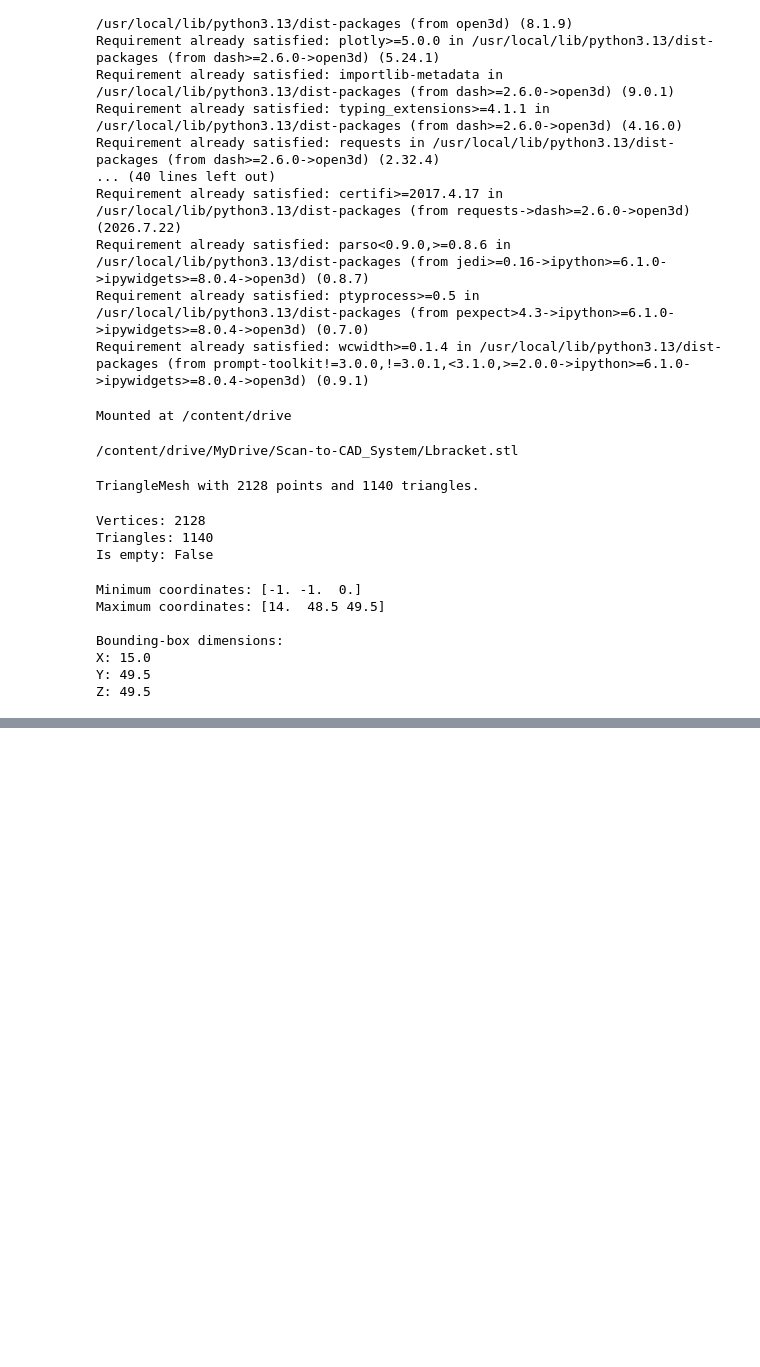
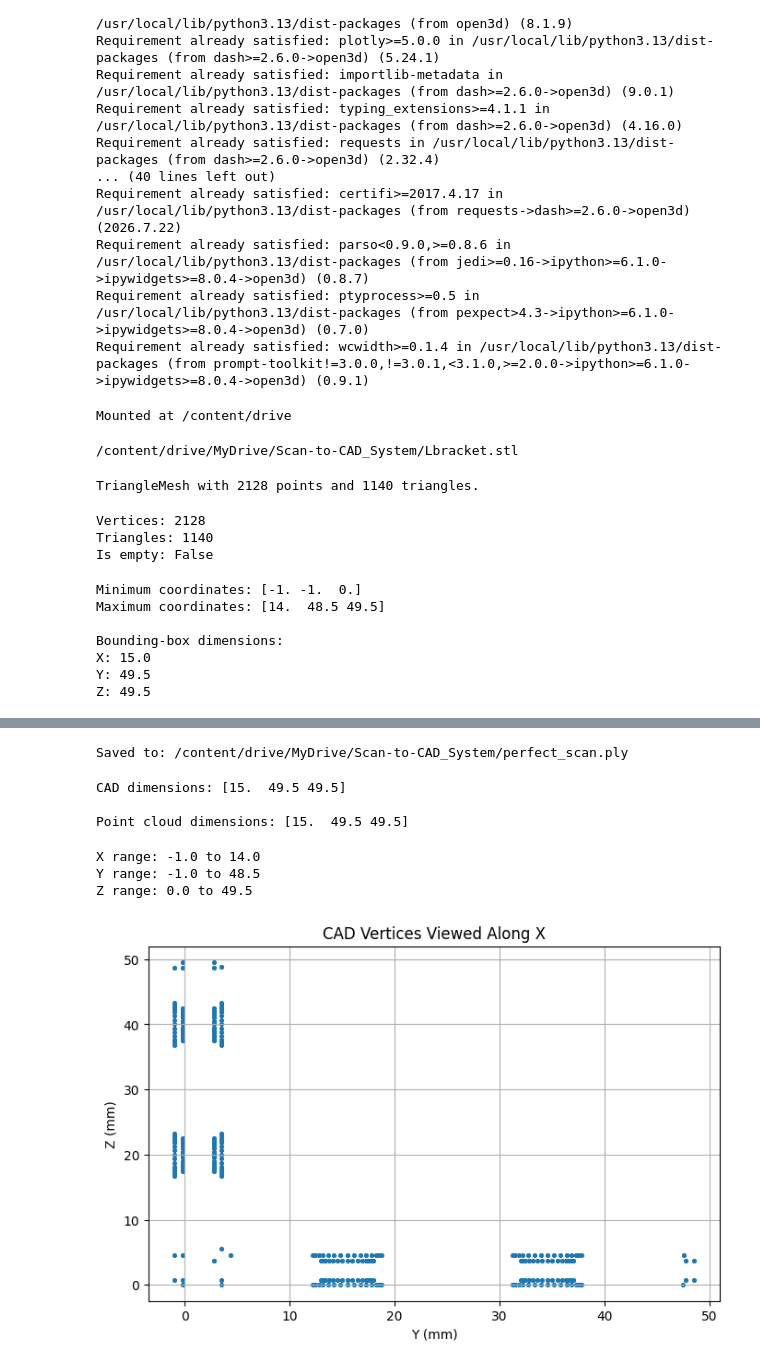
Before and after one commit to saiKelkar/Product_Oriented_Scan-to-CAD_Dimensional_Inspection_System, a Jupyter notebook: scan_to_cad.ipynb, the cells around one changed output, grey strips where cells are left out. Drawn from its saved outputs; the diff is of its cells as text; code cells hidden in the pictures; blank space fills up the shorter version.

```diff
--- a/scan_to_cad.ipynb
+++ b/scan_to_cad.ipynb
@@ -109,0 +210,50 @@ fig.show()
+# %%
+# Saving the .ply file
+OUTPUT_PATH = "/content/drive/MyDrive/Scan-to-CAD_System/perfect_scan.ply"
+
+o3d.io.write_point_cloud(
+    OUTPUT_PATH,
+    pcd_perfect
+)
+
+print("Saved to:", OUTPUT_PATH)
+# %% [output]
+Saved to: /content/drive/MyDrive/Scan-to-CAD_System/perfect_scan.ply
+# %%
+# Calculating bounding box of our point cloud
+pcd_bbox = pcd_perfect.get_axis_aligned_bounding_box()
+
+print("CAD dimensions:", mesh.get_axis_aligned_bounding_box().get_extent())
+print("\nPoint cloud dimensions:", pcd_bbox.get_extent())
+# %% [output]
+CAD dimensions: [15.  49.5 49.5]
+
+Point cloud dimensions: [15.  49.5 49.5]
+# %%
+vertices = np.asarray(mesh.vertices)
+
+x = vertices[:, 0]
+y = vertices[:, 1]
+z = vertices[:, 2]
+
+print("X range:", x.min(), "to", x.max())
+print("Y range:", y.min(), "to", y.max())
+print("Z range:", z.min(), "to", z.max())
+# %% [output]
+X range: -1.0 to 14.0
+Y range: -1.0 to 48.5
+Z range: 0.0 to 49.5
+# %%
+import matplotlib.pyplot as plt
+
+plt.figure(figsize=(8, 5))
+plt.scatter(y, z, s=5)
+
+plt.xlabel("Y (mm)")
+plt.ylabel("Z (mm)")
+plt.title("CAD Vertices Viewed Along X")
+plt.grid(True)
+
+plt.show()
+# %% [output]
+[figure, added]
```
Also changed, not shown: parts of 13 cells of this notebook.
